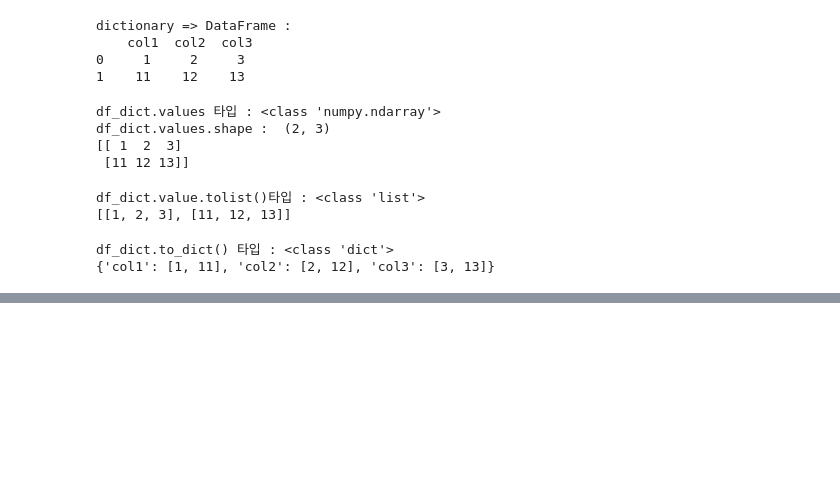
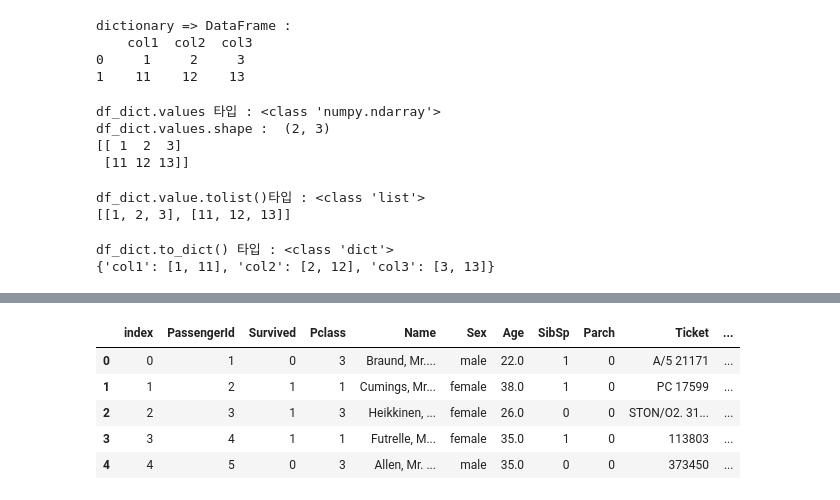
Before and after one commit to suhyehye/Machine-Learning, a Jupyter notebook: 1. Pandas/2. 데이터 핸들링 - 판다스.ipynb, the cells around one changed output, grey strips where cells are left out. Drawn from its saved outputs; the diff is of its cells as text; code cells hidden in the pictures; blank space fills up the shorter version.

```diff
--- a/1. Pandas/2. 데이터 핸들링 - 판다스.ipynb
+++ b/1. Pandas/2. 데이터 핸들링 - 판다스.ipynb
@@ -242,0 +245,8 @@ inplace=True 반환 값 :  None
+# %%
+pd.set_option('display.width',1000)
+pd.set_option('display.max_colwidth',15)
+print('### before axis drop ###')
+print(titanic_df.head(3))
+titanic_df.drop([0,1,2],axis=0,inplace=True)
+print('### after axis 0 drop ###')
+print(titanic_df.head(3))
@@ -242,0 +266,10 @@ inplace=True 반환 값 :  None
+# %%
+#원본 다시 로딩
+titanic_df = pd.read_csv('C:\\Users\\suhye\\Desktop\\ADP\\titanic_train.csv')
+
+#index 추출
+indexes = titanic_df.index
+print(indexes)
+
+#Index객체를 실제 값 array로 변환
+print("Indx 객체 array 값 : \n",indexes.values)
@@ -242,0 +328,11 @@ inplace=True 반환 값 :  None
+# %%
+# 새로운 인덱스 할당하며 기존 인덱스는 'index'라는 컬럼 명으로 추가
+titanic_reset_df = titanic_df.reset_index(inplace=False)
+titanic_reset_df.head()
+# %% [output]
+|  | index | PassengerId | Survived | Pclass | Name | Sex | Age | SibSp | Parch | Ticket | ... |
+| 0 | 0 | 1 | 0 | 3 | Braund, Mr.... | male | 22.0 | 1 | 0 | A/5 21171 | ... |
+| 1 | 1 | 2 | 1 | 1 | Cumings, Mr... | female | 38.0 | 1 | 0 | PC 17599 | ... |
+| 2 | 2 | 3 | 1 | 3 | Heikkinen, ... | female | 26.0 | 0 | 0 | STON/O2. 31... | ... |
+| 3 | 3 | 4 | 1 | 1 | Futrelle, M... | female | 35.0 | 1 | 0 | 113803 | ... |
+| 4 | 4 | 5 | 0 | 3 | Allen, Mr. ... | male | 35.0 | 0 | 0 | 373450 | ... |
```
Also changed, not shown: parts of 31 cells of this notebook.
